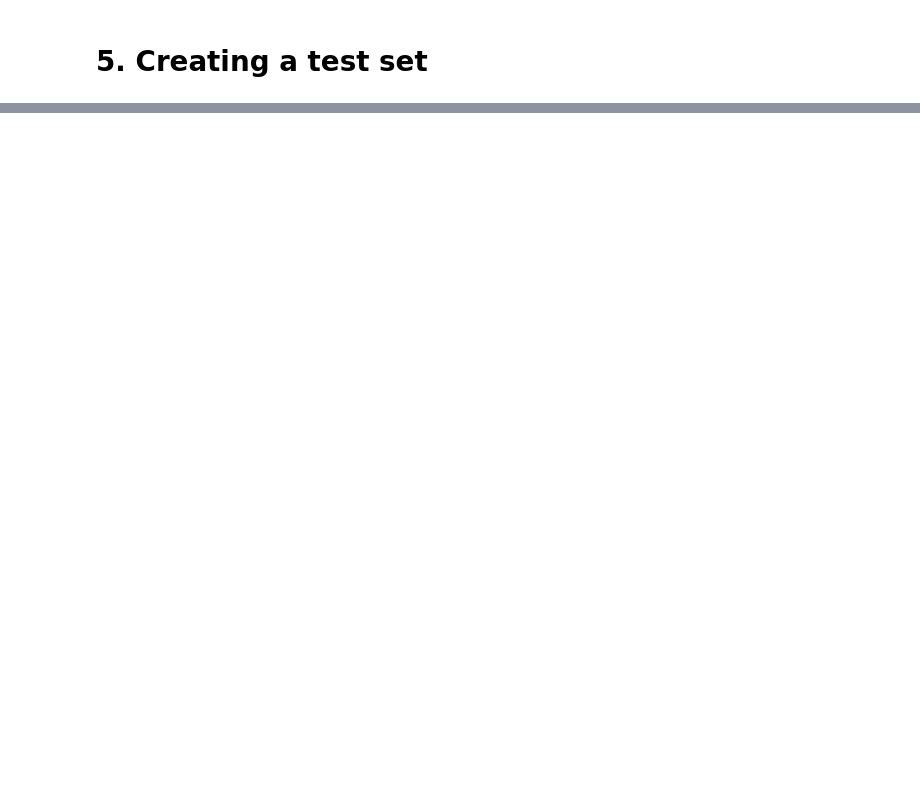
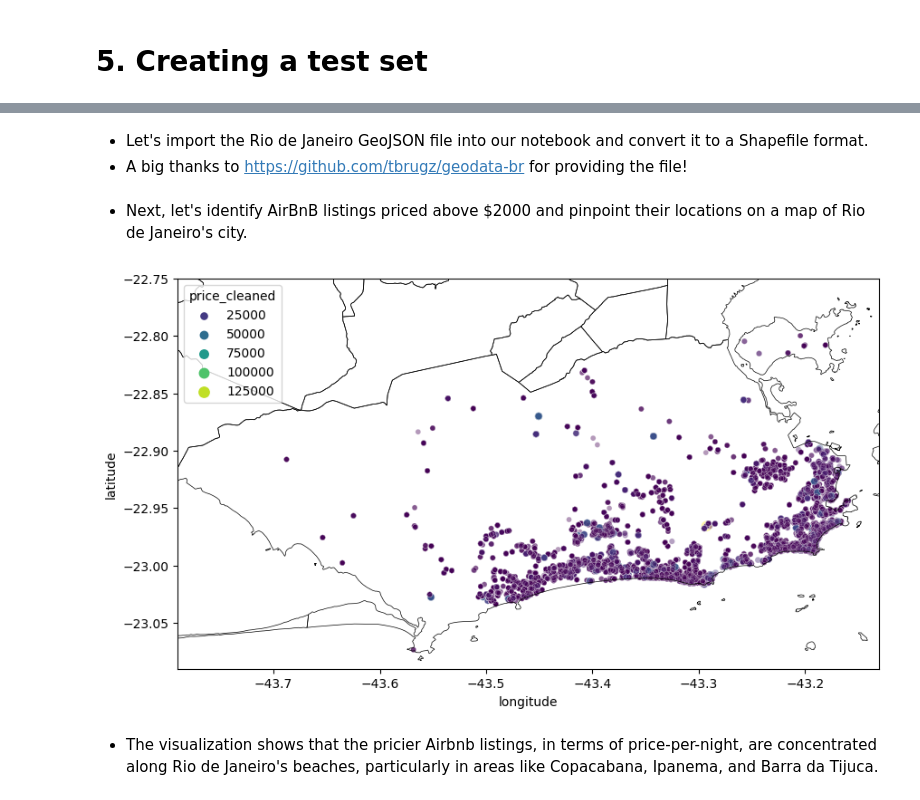
Before and after one commit to arthurcornelio88/airbnbpricing, a Jupyter notebook: airbnb-pricing.ipynb, the cells around one changed output, grey strips where cells are left out. Saved outputs shown, nothing was run; the diff lists cells and outputs as text; code cells hidden in the pictures; blank space fills up the shorter version.

```diff
--- a/airbnb-pricing.ipynb
+++ b/airbnb-pricing.ipynb
@@ -203,0 +355,3 @@ xxx
+# %%
+df_train_outliar = df_train[(df_train['latitude'] > 0) & (df_train['longitude'] > 0)]
+df_train_outliar.iloc[:,20:30]
@@ -203,0 +361,9 @@ xxx
+# %%
+# Get the indices of the rows in the filtered outlier DataFrame
+outlier_indices = df_train_outliar.index
+
+# Drop the rows from the original DataFrame based on the outlier indices
+df_train = df_train.drop(outlier_indices)
+# %% [markdown]
+- Let's import the Rio de Janeiro GeoJSON file into our notebook and convert it to a Shapefile format.
+- A big thanks to https://github.com/tbrugz/geodata-br for providing the file!
@@ -203,0 +378,34 @@ xxx
+# %% [markdown]
+- Next, let's identify AirBnB listings priced above $2000 and pinpoint their locations on a map of Rio de Janeiro's city.
+# %%
+df_train_pricier = df_train[(df_train['price_cleaned'] > 2000)]
+df_train_pricier.dropna(subset=['latitude', 'longitude', 'price_cleaned'], inplace=True)
+# %%
+import seaborn as sns
+import geopandas as gpd
+import matplotlib.pyplot as plt
+
+# Load the Rio de Janeiro shapefile (replace with your actual file path)
+rio_map = gpd.read_file("data/rio_de_janeiro.shp")
+
+# Create a figure with increased size
+plt.figure(figsize=(10, 6))  # Adjust width and height as needed
+
+# Create the scatterplot using Seaborn
+ax = sns.scatterplot(data=df_train_pricier, x="longitude", y="latitude",
+                     hue="price_cleaned", palette="viridis",
+                     size="price_cleaned", alpha=0.4)
+
+# Overlay the Rio de Janeiro map on the same plot
+rio_map.plot(ax=ax, color='none', edgecolor='black', linewidth=0.5)
+
+# Set the plot limits to zoom in on Rio de Janeiro
+plt.xlim(-43.79,-43.13)  # Adjust longitude range as needed
+plt.ylim(-23.09,-22.75)  # Adjust latitude range as needed
+
+# Show the plot
+plt.show()
+# %% [output]
+[figure, added]
+# %% [markdown]
+- The visualization shows that the pricier Airbnb listings, in terms of price-per-night, are concentrated along Rio de Janeiro's beaches, particularly in areas like Copacabana, Ipanema, and Barra da Tijuca.
```
Also changed, not shown: parts of 63 cells of this notebook, 11 other files.
